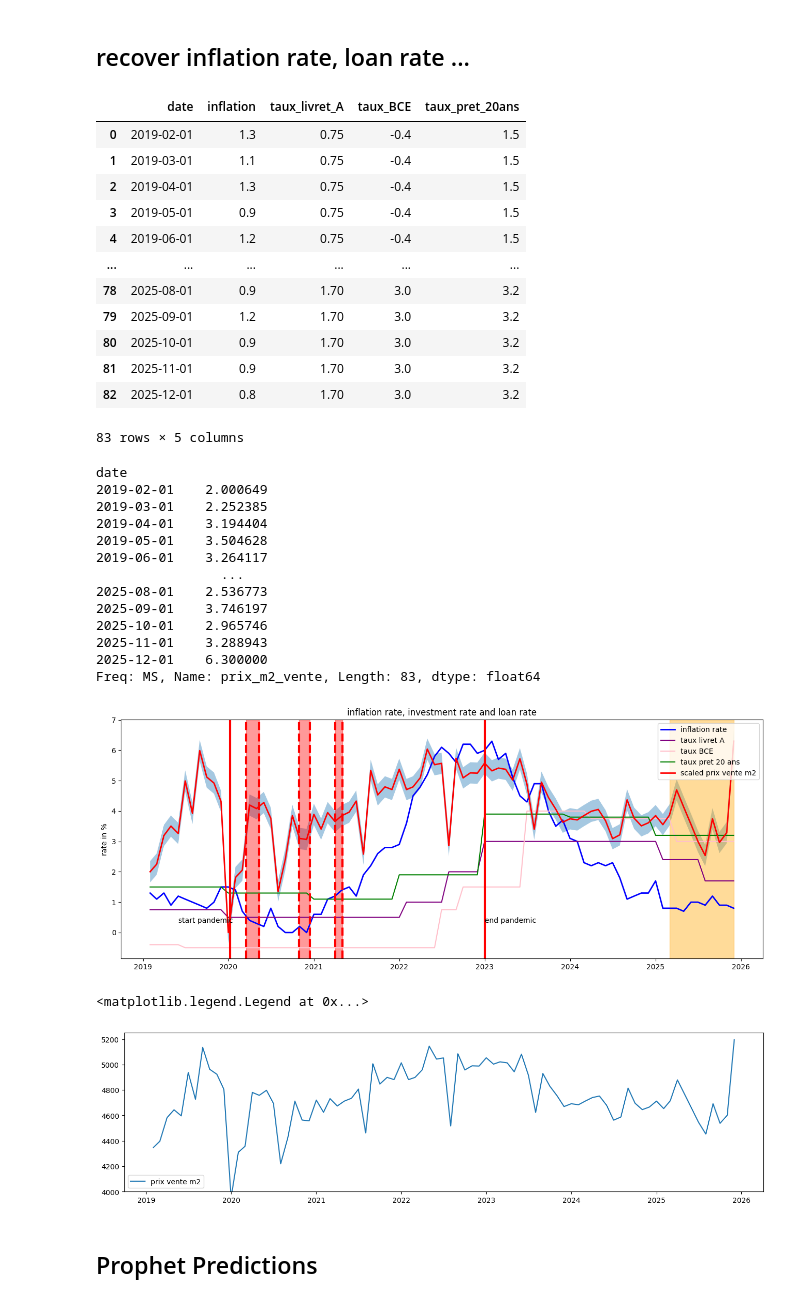
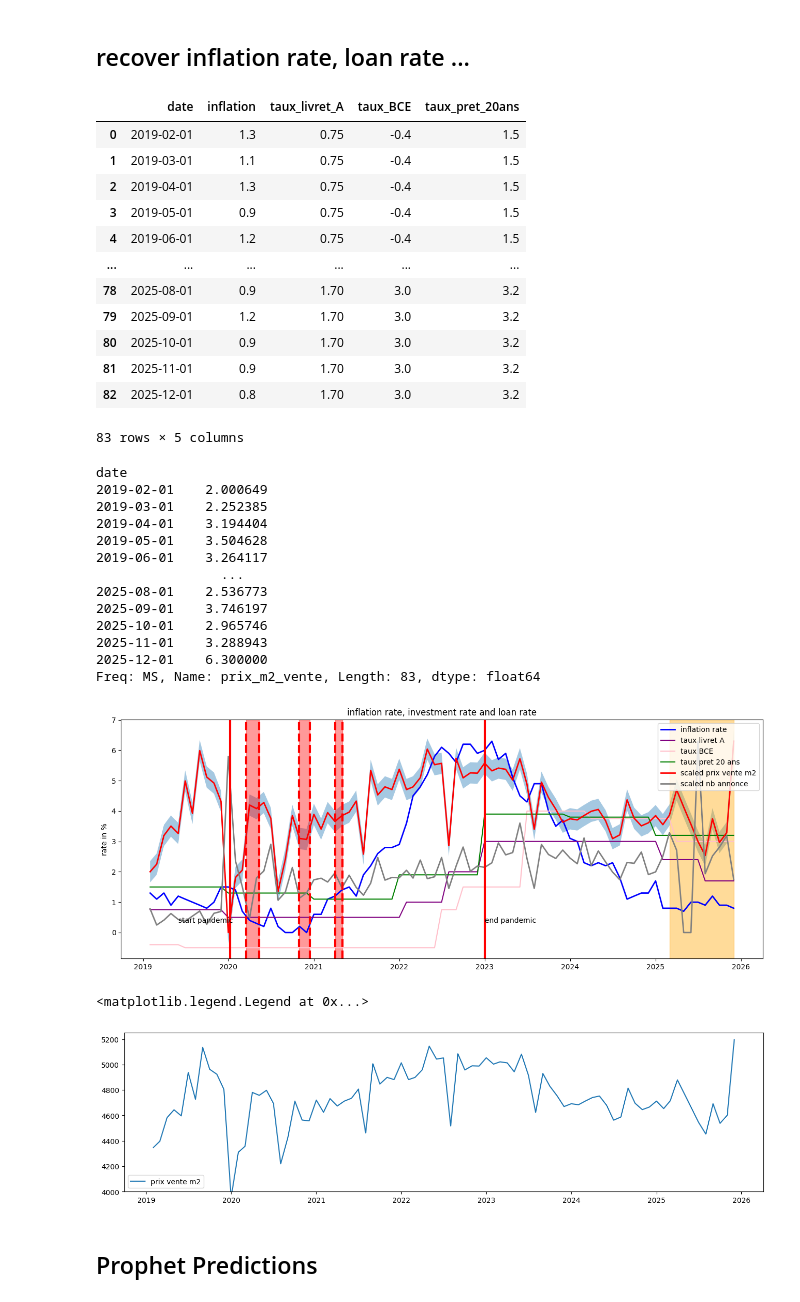
Before and after one commit to Clement2169/immocv, a Jupyter notebook: notebooks/PredictionAppartement.ipynb, the cells around one changed output. Saved outputs shown, nothing was run; the diff lists cells and outputs as text; code cells hidden in the pictures.

```diff
--- a/notebooks/PredictionAppartement.ipynb
+++ b/notebooks/PredictionAppartement.ipynb
@@ -18,6 +18,9 @@ metropole_appartement_file = "ventes-metropole-appartement" + file_version  + pa
 metropole_maison_file = "ventes-metropole-maison" +  file_version + parquet_extension
 metropole_appartement_file_cleaned = metropole_appartement_file + "_step1_clean_" + parquet_extension
 
+monthly_data_file= "monthly_data" + parquet_extension
+monthly_inflation_data_file = "monthly_inflation_data" + parquet_extension
+
 dpe_ranking     = ['0','A','B','C','D','E','F','F/G','G','NS','Unknown']
 dpe_ranking_num = [0,1,2,3,4,5,6,7,7,0,0]
 
@@ -48,14 +51,14 @@ def print_categorial_isna(df) :
     columns = df.select_dtypes(include='category').columns.tolist()
     print (df[columns].isna().sum())
 
-def load_appartement_file () :
+def load_appartement_file (immocv_file) :
     start_path = Path(immo_vis_dir)
-    final_path = start_path / metropole_appartement_file
+    final_path = start_path / immocv_file
     return pd.read_parquet(final_path.as_posix())
 
-def save_appartement_file (df) :
+def save_appartement_file (df,immocv_file) :
     start_path = Path(immo_vis_dir)
-    final_path = start_path / metropole_appartement_file_cleaned
+    final_path = start_path / immocv_file
     final_path.as_posix
     df.to_parquet(path=final_path.as_posix(),index=True)
 
@@ -85,8 +88,7 @@ def display_heatmap(df, data_selection,target="prix_m2_vente",size=8,annotation=
 # import appartement file
 
 start_path = Path(immo_vis_dir)
-final_path = start_path / metropole_appartement_file
-df = load_appartement_file()
+df = load_appartement_file(metropole_appartement_file)
 nb_rows= df.shape[0]
 nb_cols= df.shape[1]
 # %%
@@ -421,12 +427,15 @@ prix_scaled = prix_scaled*inflation.inflation.max()
 print (prix_scaled)
 
 nb_annonce = df2.scaled_nb_annonce*inflation.inflation.max()
+
 plt.figure(figsize=(16,6))
 plt.plot (inflation.date, inflation.inflation,label="inflation rate",linewidth=2,color="blue")
 plt.plot (inflation.date, inflation.taux_livret_A,label="taux livret A",color="purple")
 plt.plot (inflation.date, inflation.taux_BCE,label="taux BCE",color="pink")
 plt.plot (inflation.date, inflation.taux_pret_20ans,label="taux pret 20 ans",color="green")
 plt.plot (inflation.date, prix_scaled,label="scaled prix vente m2",linewidth=2,color="red")
+plt.plot (inflation.date, nb_annonce,label="scaled nb annonce",linewidth=2,color="grey")
+
 plt.title ("inflation rate, investment rate and loan rate")
 plt.ylabel("rate in %")
 
@@ -451,34 +460,38 @@ plt.plot (df2.date,df2.prix_m2_vente,label="prix vente m2")
 plt.ylim((4000,5250))
 
 plt.legend()
+
+
+# save data file
+save_appartement_file(inflation,monthly_inflation_data_file)
 # %% [output]
 |  | date | inflation | taux_livret_A | taux_BCE | taux_pret_20ans |
 | 0 | 2019-02-01 | 1.3 | 0.75 | -0.4 | 1.5 |
 | 1 | 2019-03-01 | 1.1 | 0.75 | -0.4 | 1.5 |
 | 2 | 2019-04-01 | 1.3 | 0.75 | -0.4 | 1.5 |
 | 3 | 2019-05-01 | 0.9 | 0.75 | -0.4 | 1.5 |
 | 4 | 2019-06-01 | 1.2 | 0.75 | -0.4 | 1.5 |
 | ... | ... | ... | ... | ... | ... |
 | 78 | 2025-08-01 | 0.9 | 1.70 | 3.0 | 3.2 |
 | 79 | 2025-09-01 | 1.2 | 1.70 | 3.0 | 3.2 |
 | 80 | 2025-10-01 | 0.9 | 1.70 | 3.0 | 3.2 |
 | 81 | 2025-11-01 | 0.9 | 1.70 | 3.0 | 3.2 |
 | 82 | 2025-12-01 | 0.8 | 1.70 | 3.0 | 3.2 |
 83 rows × 5 columns
 date
 2019-02-01    2.000649
 2019-03-01    2.252385
 2019-04-01    3.194404
 2019-05-01    3.504628
 2019-06-01    3.264117
                 ...
 2025-08-01    2.536773
 2025-09-01    3.746197
 2025-10-01    2.965746
 2025-11-01    3.288943
 2025-12-01    6.300000
 Freq: MS, Name: prix_m2_vente, Length: 83, dtype: float64
-[figure, old version]
+[figure, new version]
 <matplotlib.legend.Legend at 0x...>
 [figure]
 # %%
```
Also changed, not shown: parts of 1 cell of this notebook, 1 other file.
